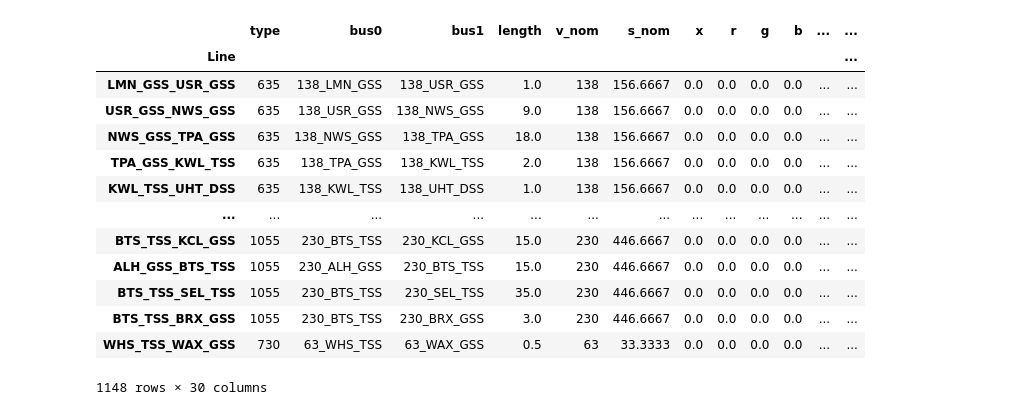
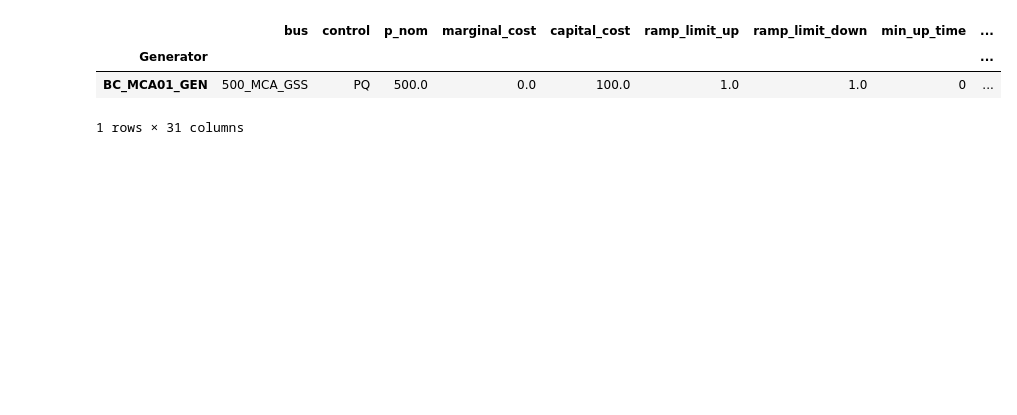
Before and after one commit to DeltaE/PyPSA_BC, a Jupyter notebook: notebooks/testing-lines-pypsa.ipynb, the cells around one changed output. Drawn from its saved outputs; the diff is of its cells as text; code cells hidden in the pictures; blank space fills up the shorter version.

```diff
--- a/notebooks/testing-lines-pypsa.ipynb
+++ b/notebooks/testing-lines-pypsa.ipynb
@@ -100,17 +103,7 @@ fig.savefig("../results/bc-network.jpg")
 # %%
-network.lines
+network.generators
 # %% [output]
-|  | type | bus0 | bus1 | length | v_nom | s_nom | x | r | g | b | ... | ... |
-| Line |  |  |  |  |  |  |  |  |  |  |  | ... |
-| LMN_GSS_USR_GSS | 635 | 138_LMN_GSS | 138_USR_GSS | 1.0 | 138 | 156.6667 | 0.0 | 0.0 | 0.0 | 0.0 | ... | ... |
-| USR_GSS_NWS_GSS | 635 | 138_USR_GSS | 138_NWS_GSS | 9.0 | 138 | 156.6667 | 0.0 | 0.0 | 0.0 | 0.0 | ... | ... |
-| NWS_GSS_TPA_GSS | 635 | 138_NWS_GSS | 138_TPA_GSS | 18.0 | 138 | 156.6667 | 0.0 | 0.0 | 0.0 | 0.0 | ... | ... |
-| TPA_GSS_KWL_TSS | 635 | 138_TPA_GSS | 138_KWL_TSS | 2.0 | 138 | 156.6667 | 0.0 | 0.0 | 0.0 | 0.0 | ... | ... |
-| KWL_TSS_UHT_DSS | 635 | 138_KWL_TSS | 138_UHT_DSS | 1.0 | 138 | 156.6667 | 0.0 | 0.0 | 0.0 | 0.0 | ... | ... |
-| ... | ... | ... | ... | ... | ... | ... | ... | ... | ... | ... | ... | ... |
-| BTS_TSS_KCL_GSS | 1055 | 230_BTS_TSS | 230_KCL_GSS | 15.0 | 230 | 446.6667 | 0.0 | 0.0 | 0.0 | 0.0 | ... | ... |
-| ALH_GSS_BTS_TSS | 1055 | 230_ALH_GSS | 230_BTS_TSS | 15.0 | 230 | 446.6667 | 0.0 | 0.0 | 0.0 | 0.0 | ... | ... |
-| BTS_TSS_SEL_TSS | 1055 | 230_BTS_TSS | 230_SEL_TSS | 35.0 | 230 | 446.6667 | 0.0 | 0.0 | 0.0 | 0.0 | ... | ... |
-| BTS_TSS_BRX_GSS | 1055 | 230_BTS_TSS | 230_BRX_GSS | 3.0 | 230 | 446.6667 | 0.0 | 0.0 | 0.0 | 0.0 | ... | ... |
-| WHS_TSS_WAX_GSS | 730 | 63_WHS_TSS | 63_WAX_GSS | 0.5 | 63 | 33.3333 | 0.0 | 0.0 | 0.0 | 0.0 | ... | ... |
+|  | bus | control | p_nom | marginal_cost | capital_cost | ramp_limit_up | ramp_limit_down | min_up_time | ... |
+| Generator |  |  |  |  |  |  |  |  | ... |
+| BC_MCA01_GEN | 500_MCA_GSS | PQ | 500.0 | 0.0 | 100.0 | 1.0 | 1.0 | 0 | ... |
-1148 rows × 30 columns
+1 rows × 31 columns
```
Also changed, not shown: parts of 4 cells of this notebook, 27 other files.
